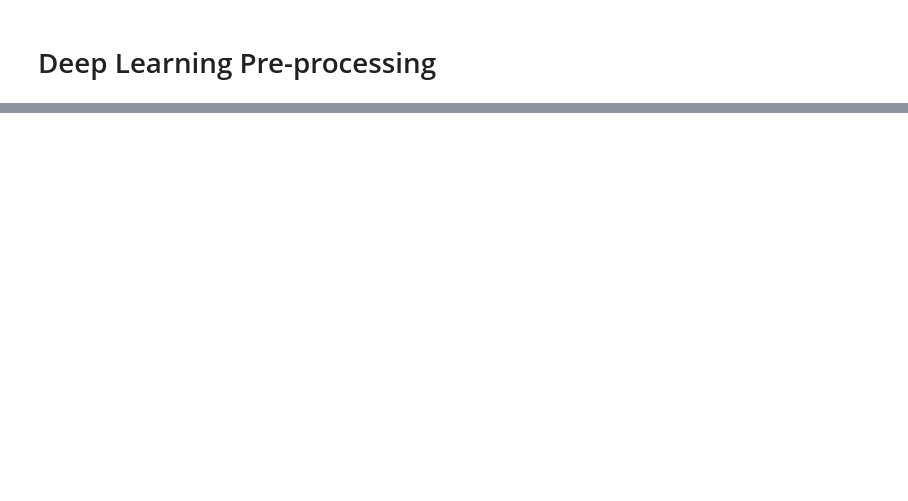
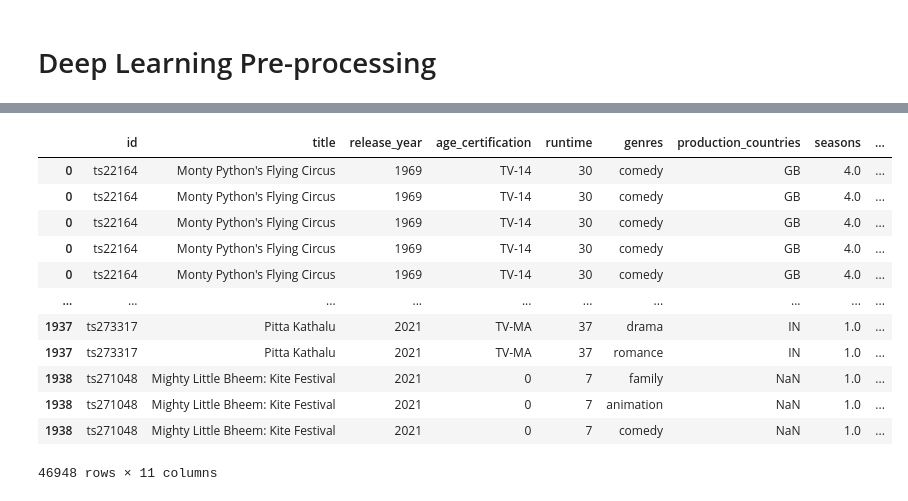
Before and after one commit to AshleyJubilee/netflix-rating-project, a Jupyter notebook: exploratory notebooks/data_cleaning.ipynb, the cells around one changed output, grey strips where cells are left out. Saved outputs shown, nothing was run; the diff lists cells and outputs as text; code cells hidden in the pictures; blank space fills up the shorter version.

```diff
--- a/exploratory notebooks/data_cleaning.ipynb
+++ b/exploratory notebooks/data_cleaning.ipynb
@@ -145,0 +176,17 @@ movieMerged.explode('genres', 'production_countries')
+# %%
+showExplode = showMerged.explode('genres').explode('production_countries').explode('crew')
+showExplode
+# %% [output]
+|  | id | title | release_year | age_certification | runtime | genres | production_countries | seasons | ... |
+| 0 | ts22164 | Monty Python's Flying Circus | 1969 | TV-14 | 30 | comedy | GB | 4.0 | ... |
+| 0 | ts22164 | Monty Python's Flying Circus | 1969 | TV-14 | 30 | comedy | GB | 4.0 | ... |
+| 0 | ts22164 | Monty Python's Flying Circus | 1969 | TV-14 | 30 | comedy | GB | 4.0 | ... |
+| 0 | ts22164 | Monty Python's Flying Circus | 1969 | TV-14 | 30 | comedy | GB | 4.0 | ... |
+| 0 | ts22164 | Monty Python's Flying Circus | 1969 | TV-14 | 30 | comedy | GB | 4.0 | ... |
+| ... | ... | ... | ... | ... | ... | ... | ... | ... | ... |
+| 1937 | ts273317 | Pitta Kathalu | 2021 | TV-MA | 37 | drama | IN | 1.0 | ... |
+| 1937 | ts273317 | Pitta Kathalu | 2021 | TV-MA | 37 | romance | IN | 1.0 | ... |
+| 1938 | ts271048 | Mighty Little Bheem: Kite Festival | 2021 | 0 | 7 | family | NaN | 1.0 | ... |
+| 1938 | ts271048 | Mighty Little Bheem: Kite Festival | 2021 | 0 | 7 | animation | NaN | 1.0 | ... |
+| 1938 | ts271048 | Mighty Little Bheem: Kite Festival | 2021 | 0 | 7 | comedy | NaN | 1.0 | ... |
+46948 rows × 11 columns
```
Also changed, not shown: parts of 6 cells of this notebook.
